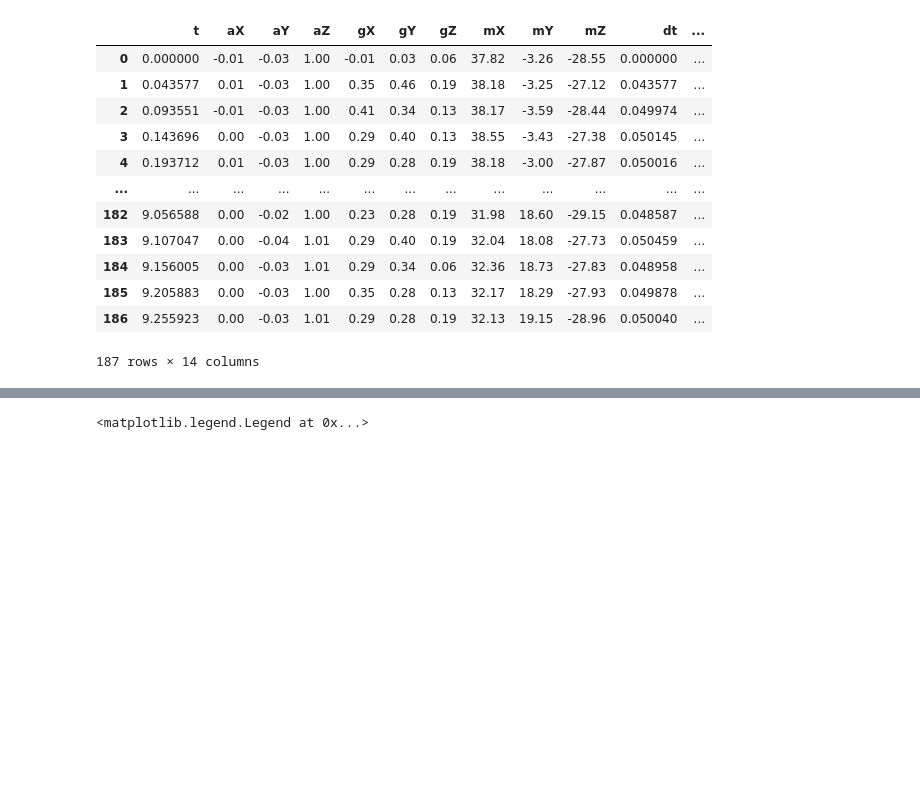
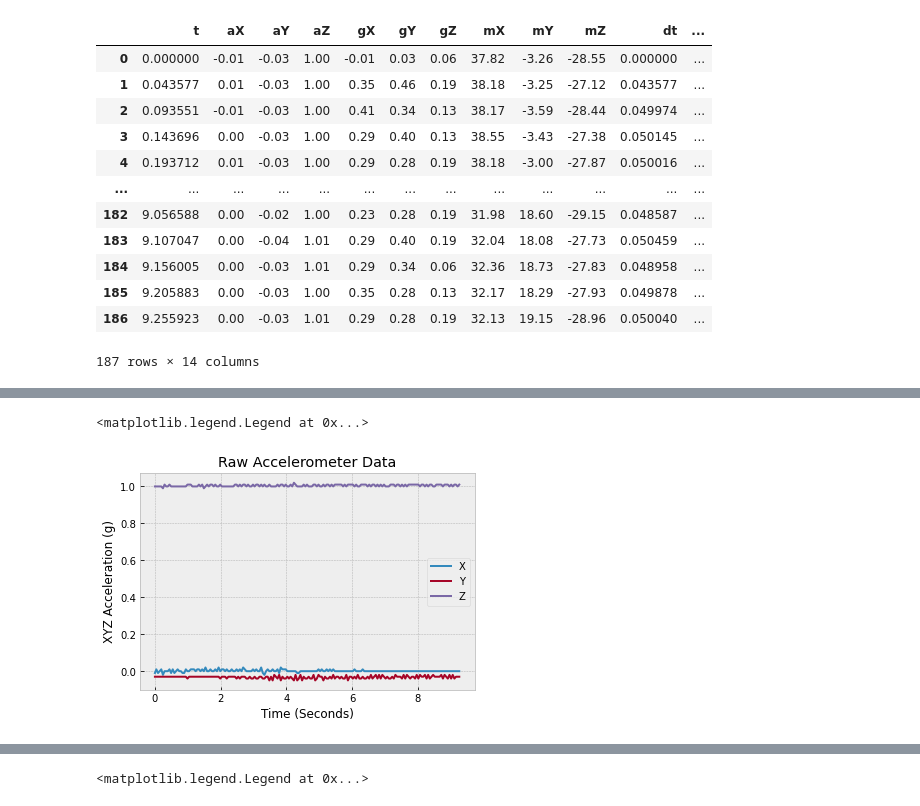
Before and after one commit to micahbow/liftVectr, a Jupyter notebook: Arduino Files/Python/CSV_Data_Testing.ipynb, the cells around one changed output, grey strips where cells are left out. Cells and saved outputs as stored; diff of their text form; code cells hidden in the pictures; blank space fills up the shorter version.

```diff
--- a/Arduino Files/Python/CSV_Data_Testing.ipynb
+++ b/Arduino Files/Python/CSV_Data_Testing.ipynb
@@ -76,0 +89,12 @@ for i in range(df.shape[0]):
+# %%
+#Plot raw accel data
+plt.plot(df['t'],df['aX'],label='X')
+plt.plot(df['t'],df['aY'],label='Y')
+plt.plot(df['t'],df['aZ'], label='Z')
+plt.xlabel('Time (Seconds)');
+plt.ylabel('XYZ Acceleration (g)')
+plt.title("Raw Accelerometer Data")
+plt.legend()
+# %% [output]
+<matplotlib.legend.Legend at 0x...>
+[figure, added]
```
Also changed, not shown: parts of 4 cells of this notebook, 1 other file.
